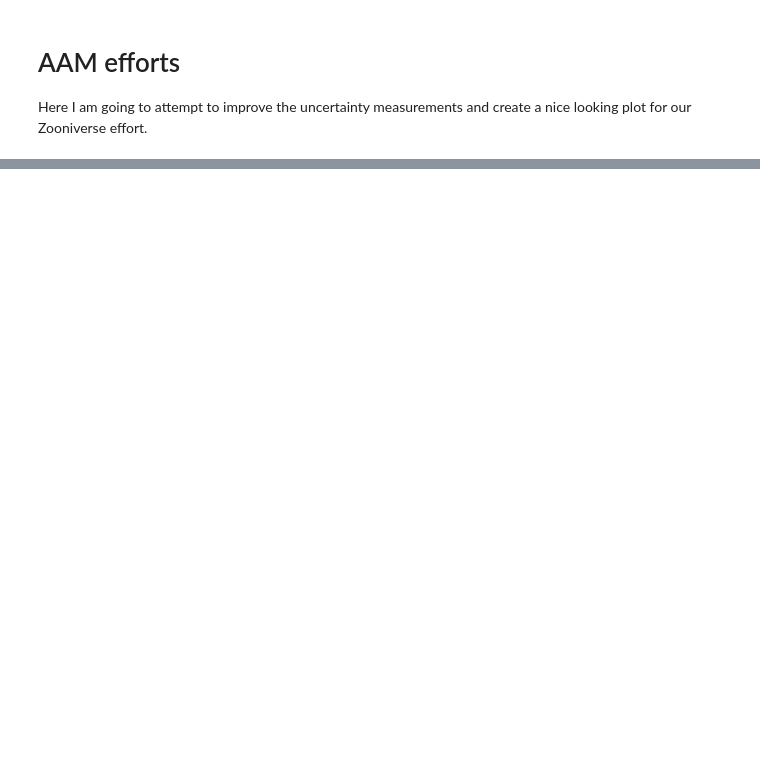
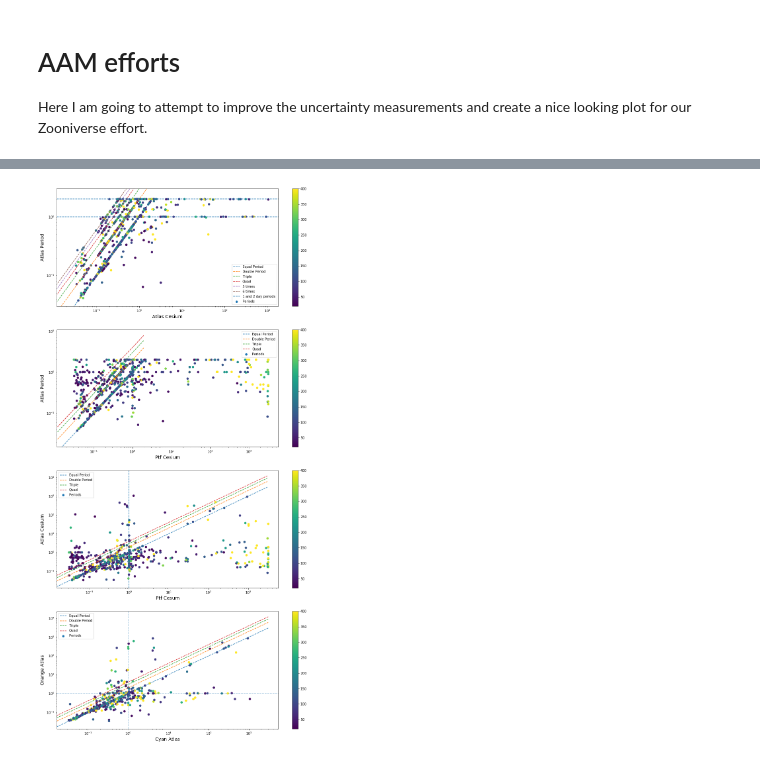
Before and after one commit to adamamiller/NUREU17, a Jupyter notebook: LSST/VariableStarClassification/Zooniverse_plot.ipynb, the cells around one changed output, grey strips where cells are left out. Cells and saved outputs as stored; diff of their text form; code cells hidden in the pictures; blank space fills up the shorter version.

Commit message:
updated plotting for beta

```diff
--- a/LSST/VariableStarClassification/Zooniverse_plot.ipynb
+++ b/LSST/VariableStarClassification/Zooniverse_plot.ipynb
@@ -207,0 +402,6 @@ plt.savefig('test.png', dpi = 300)
+# %%
+perstbl = Table.read('./perstble.tbl', format = 'ascii')
+# %%
+real = np.where(perstbl['ptf cesium'] != -999)
+
+perstbl['ptf cesium'][real]
@@ -207,0 +430,80 @@ plt.savefig('test.png', dpi = 300)
+# %%
+obsp = []
+for objs in perstbl['objid']:
+    obs.append(len(np.where(ptf_lcs['objid_01'] == objs)[0]))
+obscol = Table.Column(data = obs, name = 'obs')
+# %%
+perstbl.add_column(obscol)
+# %%
+f, ax = plt.subplots(4,1, figsize = (15,30))
+
+x1 = np.linspace(0, 2, 100)
+x2 = np.linspace(0, 3000, 100)
+
+cb = ax[0].scatter(perstbl['atlas cesium o'], perstbl['atlas period'], label = 'Periods', \
+             c = perstbl['obs'], vmin = 20, vmax = 400)
+ax[0].set_ylabel('Atlas Period', fontsize = 14)
+ax[0].set_xlabel('Atlas Cesium', fontsize = 14)
+ax[0].plot(x1, x1, label = 'Equal Period', ls = '--')
+ax[0].plot(x1, 2*x1, label = 'Double Period', ls = '--')
+ax[0].plot(x1, 3*x1, label = 'Triple', ls = '--')
+ax[0].plot(x1, 4*x1, label = 'Quad', ls = '--')
+ax[0].plot(x1, 5*x1, label = '5 times', ls = '--')
+ax[0].plot(x1, 6*x1, label = '6 times', ls = '--')
+# ax[0].scatter(perstbl[real]['atlas cesium o'][half2], perstbl[real]['atlas period'][half2], \
+#               label = '1e-3 Doubles', c = 'r')
+ax[0].axhline(y = 1, ls = '--', label = '1 and 2 day periods')
+ax[0].axhline(y = 2, ls = '--')
+ax[0].set_ylim([0.03, 3])
+ax[0].set_yscale('log')
+ax[0].set_xscale('log')
+plt.colorbar(cb, ax = ax[0])
+ax[0].legend()
+
+ax[1].scatter(perstbl['ptf cesium'][real], perstbl['atlas period'][real], label = 'Periods', \
+             c = perstbl['obs'][real], vmin = 20, vmax = 400)
+ax[1].set_ylabel('Atlas Period', fontsize = 14)
+ax[1].set_xlabel('Ptf Cesium', fontsize = 14)
+ax[1].plot(x1, x1, label = 'Equal Period', ls = '--')
+ax[1].plot(x1, 2*x1, label = 'Double Period', ls = '--')
+ax[1].plot(x1, 3*x1, label = 'Triple', ls = '--')
+ax[1].plot(x1, 4*x1, label = 'Quad', ls = '--')
+# ax[1].scatter(perstbl[real]['ptf cesium'][half], perstbl[real]['atlas period'][half], \
+#               label = '1e-3 Doubles', color = 'r')
+ax[1].set_yscale('log')
+ax[1].set_xscale('log')
+plt.colorbar(cb, ax = ax[1])
+ax[1].legend()
+
+ax[2].scatter(perstbl['ptf cesium'][real], perstbl['atlas cesium o'][real], label = 'Periods', \
+             c = perstbl['obs'][real], vmin = 20, vmax = 400)
+ax[2].set_ylabel('Atlas Cesium', fontsize = 14)
+ax[2].set_xlabel('Ptf Cesum', fontsize = 14)
+ax[2].plot(x2, x2, label = 'Equal Period', ls = '--')
+ax[2].plot(x2, 2*x2, label = 'Double Period', ls = '--')
+ax[2].plot(x2, 3*x2, label = 'Triple', ls = '--')
+ax[2].plot(x2, 4*x2, label = 'Quad', ls = '--')
+ax[2].axvline(x = 1, ls = '--')
+ax[2].set_yscale('log')
+ax[2].set_xscale('log')
+plt.colorbar(cb, ax = ax[2])
+ax[2].legend()
+
+ax[3].scatter(perstbl['atlas cesium o'], perstbl['atlas cesium c'], label = 'Periods', \
+             c = perstbl['obs'], vmin = 20, vmax = 400)
+ax[3].set_ylabel('Orange Atlas', fontsize = 14)
+ax[3].set_xlabel('Cyan Atlas', fontsize = 14)
+ax[3].plot(x2, x2, label = 'Equal Period', ls = '--')
+ax[3].plot(x2, 2*x2, label = 'Double Period', ls = '--')
+ax[3].plot(x2, 3*x2, label = 'Triple', ls = '--')
+ax[3].plot(x2, 4*x2, label = 'Quad', ls = '--')
+ax[3].axhline(y = 1, ls = '--', alpha = 0.4)
+ax[3].axvline(x = 1, ls = '--', alpha = 0.4)
+ax[3].set_xscale('log')
+ax[3].set_yscale('log')
+plt.colorbar(cb, ax = ax[3])
+ax[3].legend()
+
+f.savefig('./periodplots', dpi = 300)
+# %% [output]
+[figure, added]
```
Also changed, not shown: parts of 25 cells of this notebook.
